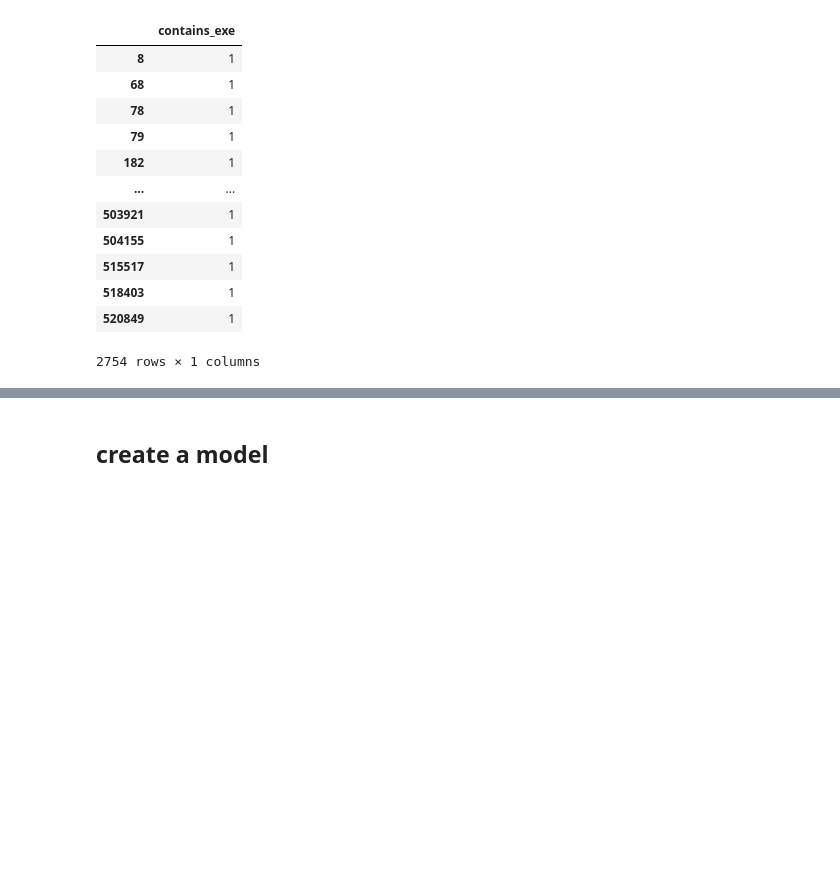
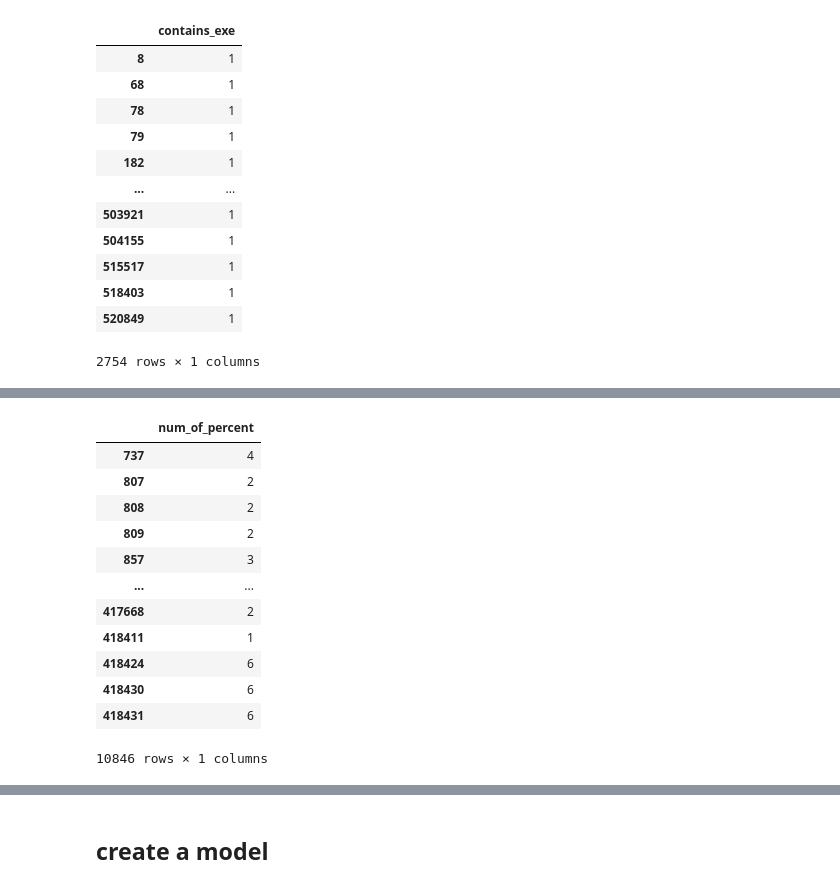
Before and after one commit to orenlac93/Machine-Learning-In-Cyber-Security, a Jupyter notebook: Malicious Url Detection/url_classification-artificial-data.ipynb, the cells around one changed output, grey strips where cells are left out. Cells and saved outputs as stored; diff of their text form; code cells hidden in the pictures; blank space fills up the shorter version.

```diff
--- a/Malicious Url Detection/url_classification-artificial-data.ipynb
+++ b/Malicious Url Detection/url_classification-artificial-data.ipynb
@@ -439,0 +499,19 @@ contains_exe.loc[(contains_exe['contains_exe'] > 0)]
+# %%
+num_of_percent = pd.DataFrame(urls_data["url"].str.count("%"))
+
+num_of_percent.columns = ['num_of_percent']
+num_of_percent.loc[(num_of_percent['num_of_percent'] > 0)]
+# %% [output]
+|  | num_of_percent |
+| 737 | 4 |
+| 807 | 2 |
+| 808 | 2 |
+| 809 | 2 |
+| 857 | 3 |
+| ... | ... |
+| 417668 | 2 |
+| 418411 | 1 |
+| 418424 | 6 |
+| 418430 | 6 |
+| 418431 | 6 |
+10846 rows × 1 columns
```
Also changed, not shown: parts of 18 cells of this notebook, 2 other files.
